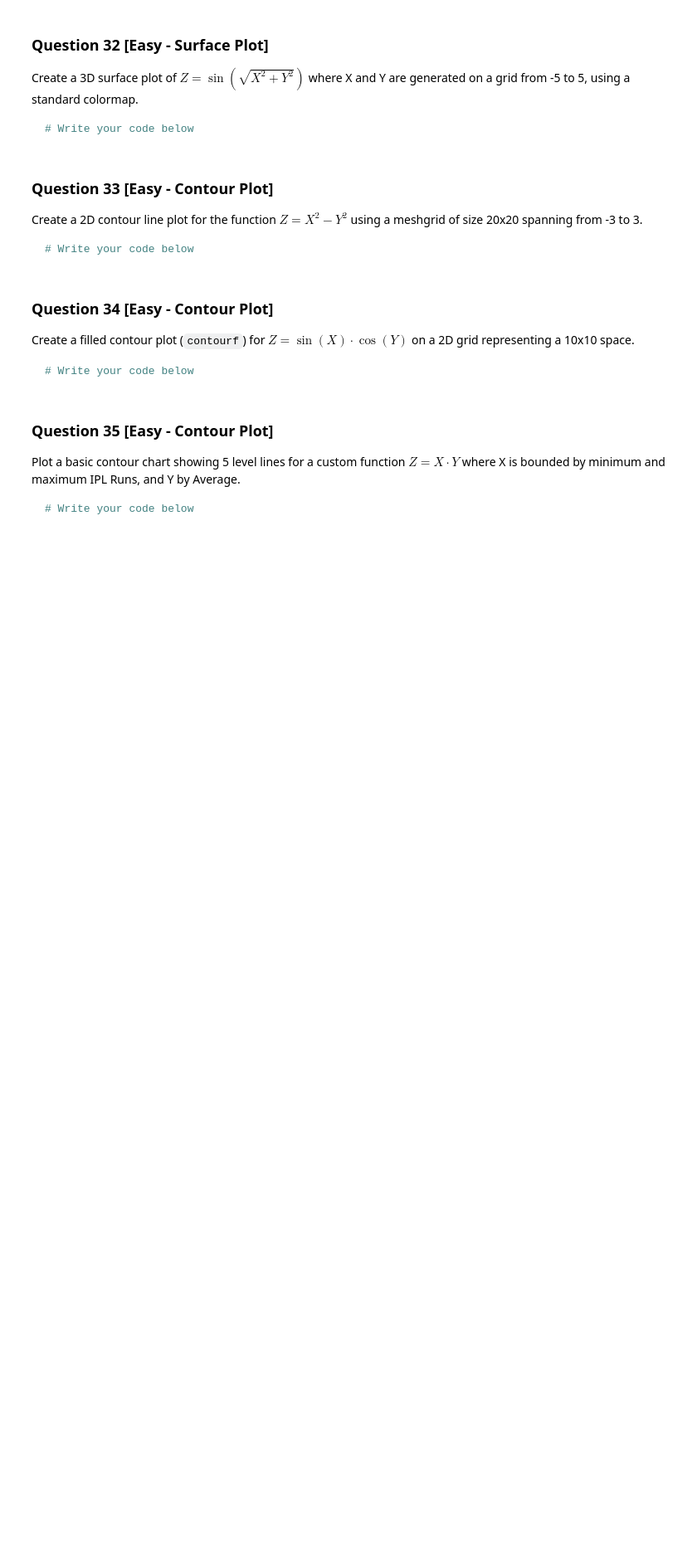
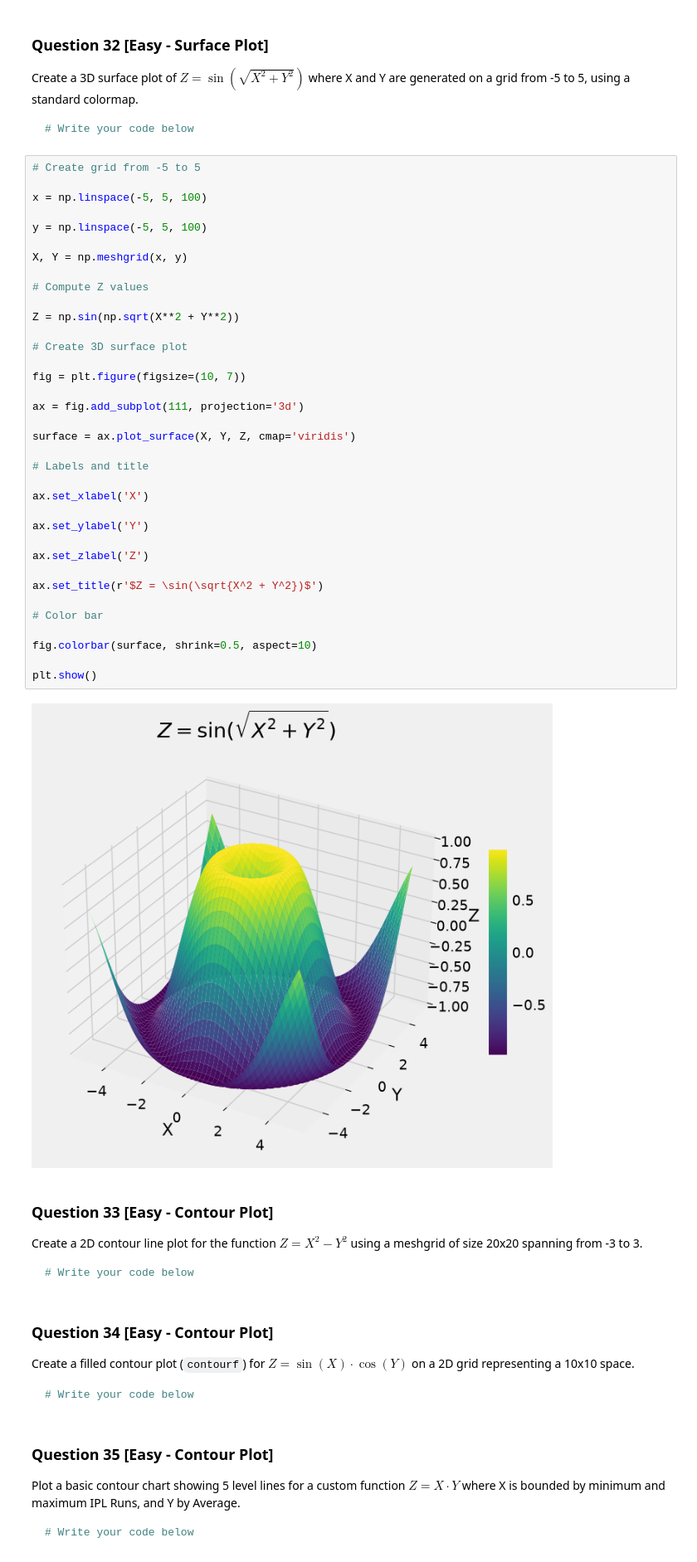
Before and after one commit to Harshit-kumar38/100-Matplotlib-Problems, a Jupyter notebook: Matplotlib_100_solutions.ipynb, the cells around one changed output. Shown at 83% size. Drawn from its saved outputs; the diff is of its cells as text; blank space fills up the shorter version.

````diff
--- a/Matplotlib_100_solutions.ipynb
+++ b/Matplotlib_100_solutions.ipynb
@@ -586,6 +624,44 @@ Create a 3D surface plot of $Z = \sin(\sqrt{X^2 + Y^2})$ where X and Y are gener
 ```python
 # Write your code below
 ```
+# %%
+# Create grid from -5 to 5
+
+x = np.linspace(-5, 5, 100)
+
+y = np.linspace(-5, 5, 100)
+
+X, Y = np.meshgrid(x, y)
+
+# Compute Z values
+
+Z = np.sin(np.sqrt(X**2 + Y**2))
+
+# Create 3D surface plot
+
+fig = plt.figure(figsize=(10, 7))
+
+ax = fig.add_subplot(111, projection='3d')
+
+surface = ax.plot_surface(X, Y, Z, cmap='viridis')
+
+# Labels and title
+
+ax.set_xlabel('X')
+
+ax.set_ylabel('Y')
+
+ax.set_zlabel('Z')
+
+ax.set_title(r'$Z = \sin(\sqrt{X^2 + Y^2})$')
+
+# Color bar
+
+fig.colorbar(surface, shrink=0.5, aspect=10)
+
+plt.show()
+# %% [output]
+[figure, added]
 # %% [markdown]
 ### Question 33 [Easy - Contour Plot]
 Create a 2D contour line plot for the function $Z = X^2 - Y^2$ using a meshgrid of size 20x20 spanning from -3 to 3.
````
Also changed, not shown: parts of 1 cell of this notebook.
